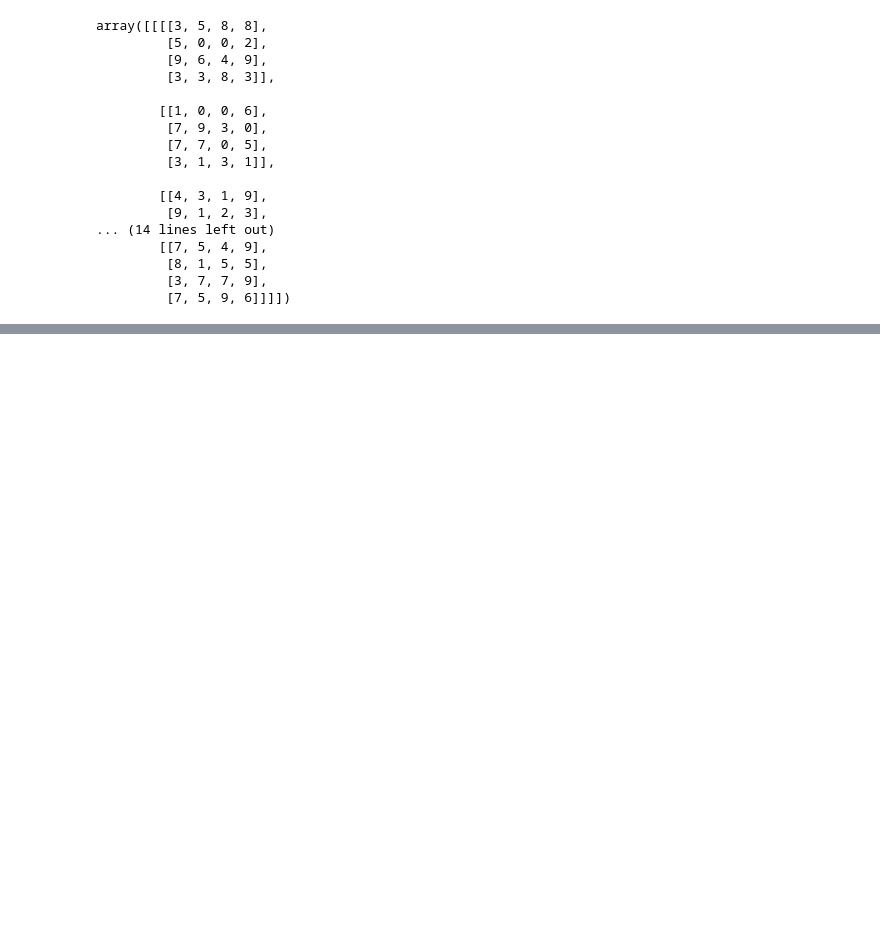
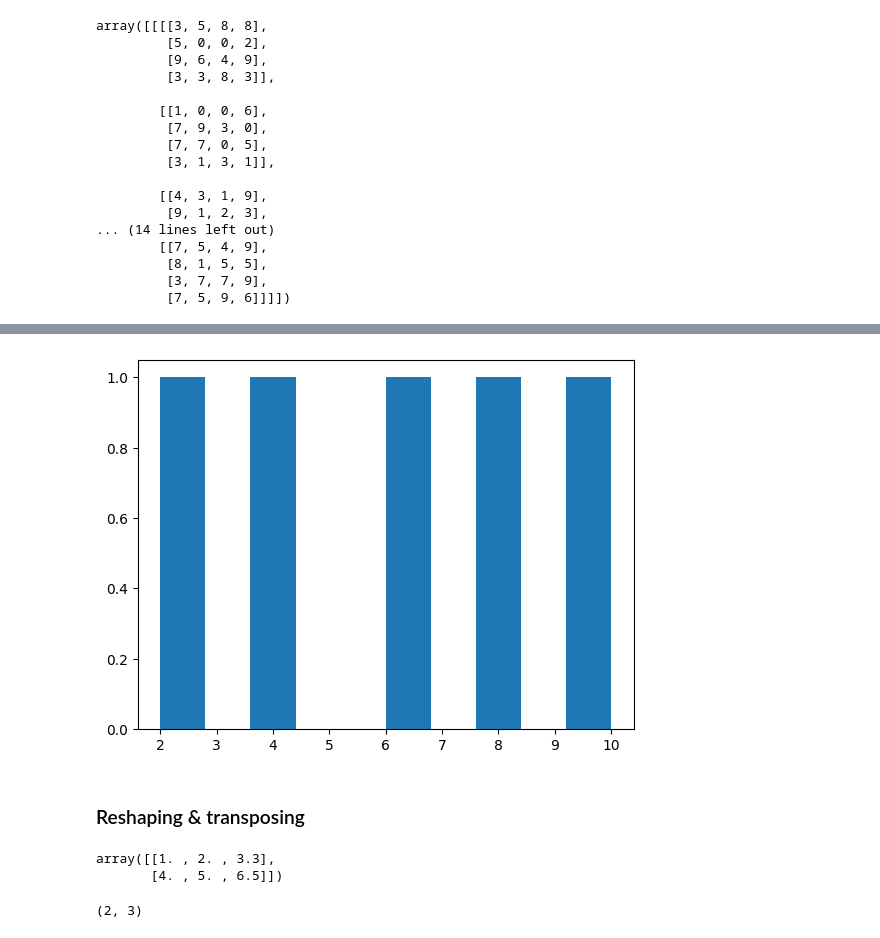
Before and after one commit to gouravguptacom/machine-learning-ztm, a Jupyter notebook: 3-numpy.ipynb, the cells around one changed output, grey strips where cells are left out. Drawn from its saved outputs; the diff is of its cells as text; code cells hidden in the pictures; blank space fills up the shorter version.

```diff
--- a/3-numpy.ipynb
+++ b/3-numpy.ipynb
@@ -293,0 +517,16 @@ array([[[[3, 5, 8, 8],
+# %%
+plt.hist(low_var_array)
+plt.show()
+# %% [output]
+[figure, added]
+# %% [markdown]
+### Reshaping & transposing
+# %%
+a2
+# %% [output]
+array([[1. , 2. , 3.3],
+       [4. , 5. , 6.5]])
+# %%
+a2.shape
+# %% [output]
+(2, 3)
```
Also changed, not shown: parts of 86 cells of this notebook.
